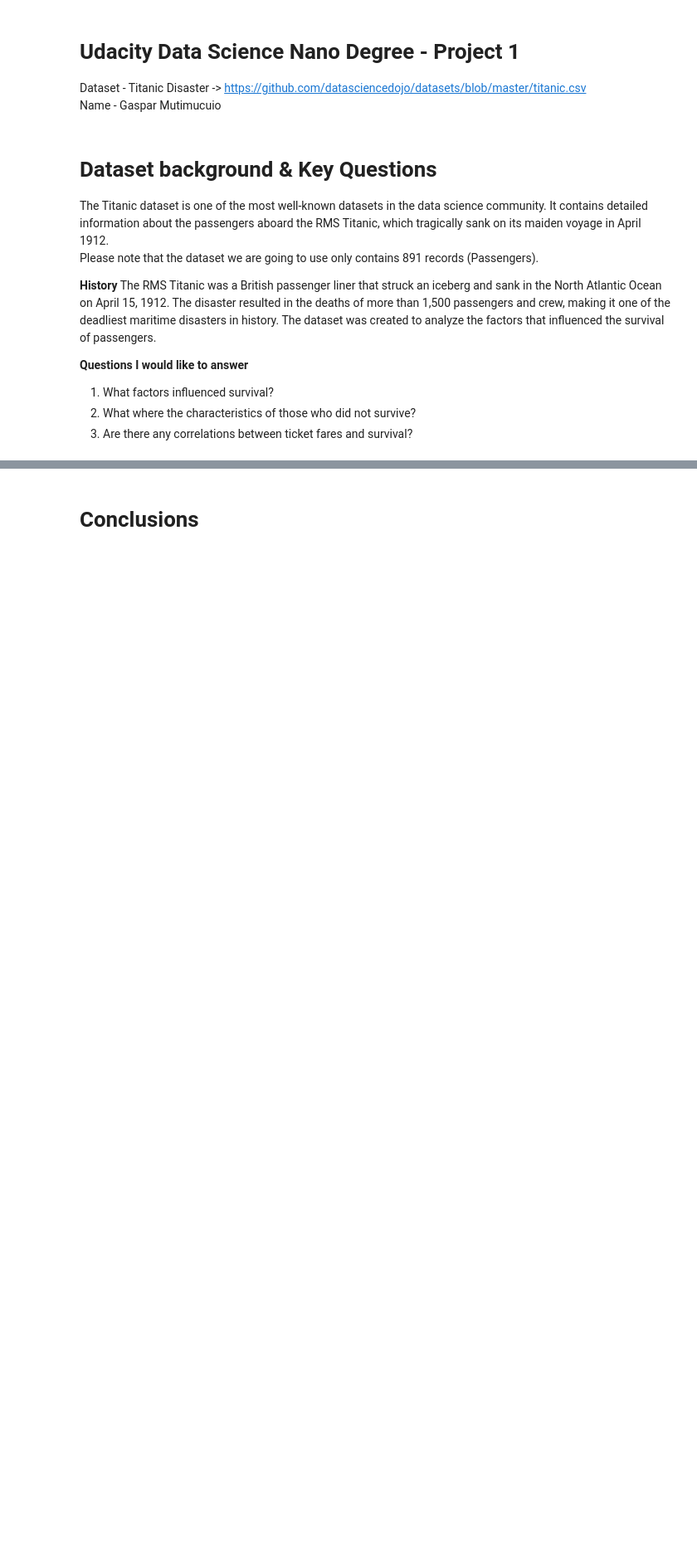
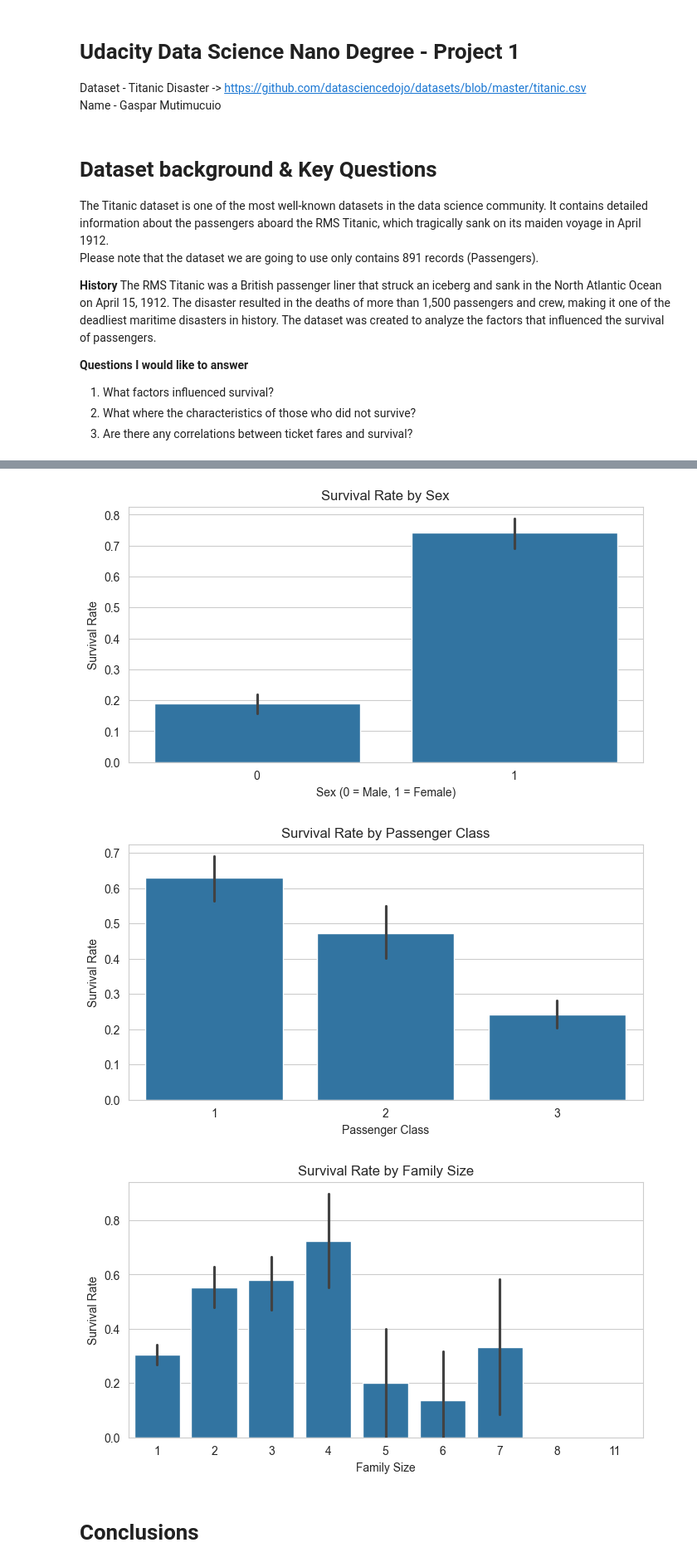
Before and after one commit to gmutimucuio/Udacity-Project1-Titanic, a Jupyter notebook: main.ipynb, the cells around one changed output, grey strips where cells are left out. Shown at 83% size. Drawn from its saved outputs; the diff is of its cells as text; code cells hidden in the pictures; blank space fills up the shorter version.

```diff
--- a/main.ipynb
+++ b/main.ipynb
@@ -183,20 +35,0 @@ df.head()
-# %%
-# Split dataset
-X = df.drop(columns=['Survived'])
-y = df['Survived']
-
-X_train, X_test, y_train, y_test = train_test_split(X, y, test_size=0.2, random_state=42)
-
-# Train multiple models
-models = {
-    "Logistic Regression": LogisticRegression(),
-    "Random Forest": RandomForestClassifier(n_estimators=100),
-    "Support Vector Machine": SVC()
-    }
-
-# Evaluate models
-for name, model in models.items():
-    model.fit(X_train, y_train)
-    y_pred = model.predict(X_test)
-    print(f"\n{name} Accuracy: {accuracy_score(y_test, y_pred):.4f}")
-    print(classification_report(y_test, y_pred))
@@ -289,0 +149,42 @@ Name: Survived, dtype: float64
+# %%
+## Data Visualization
+def visualize_data(df):
+    """
+    Visualize the distribution of key features and their relationship with survival.
+
+    Parameters:
+    df (pd.DataFrame): The DataFrame to visualize.
+
+    Returns:
+    None
+    """
+    # Survival rate by sex
+    plt.figure(figsize=(8, 4))
+    sns.barplot(x='Sex', y='Survived', data=df)
+    plt.title('Survival Rate by Sex')
+    plt.xlabel('Sex (0 = Male, 1 = Female)')
+    plt.ylabel('Survival Rate')
+    plt.show()
+
+    # Survival rate by Pclass
+    plt.figure(figsize=(8, 4))
+    sns.barplot(x='Pclass', y='Survived', data=df)
+    plt.title('Survival Rate by Passenger Class')
+    plt.xlabel('Passenger Class')
+    plt.ylabel('Survival Rate')
+    plt.show()
+
+    # Survival rate by FamilySize
+    plt.figure(figsize=(8, 4))
+    sns.barplot(x='FamilySize', y='Survived', data=df)
+    plt.title('Survival Rate by Family Size')
+    plt.xlabel('Family Size')
+    plt.ylabel('Survival Rate')
+    plt.show()
+
+# Visualize the data
+visualize_data(df)
+# %% [output]
+[figure, added]
+[figure, added]
+[figure, added]
```
Also changed, not shown: parts of 26 cells of this notebook.
